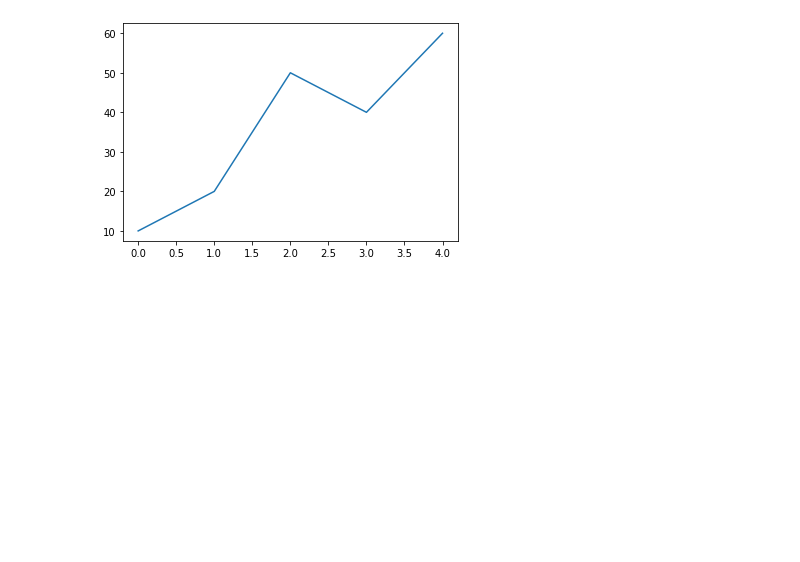
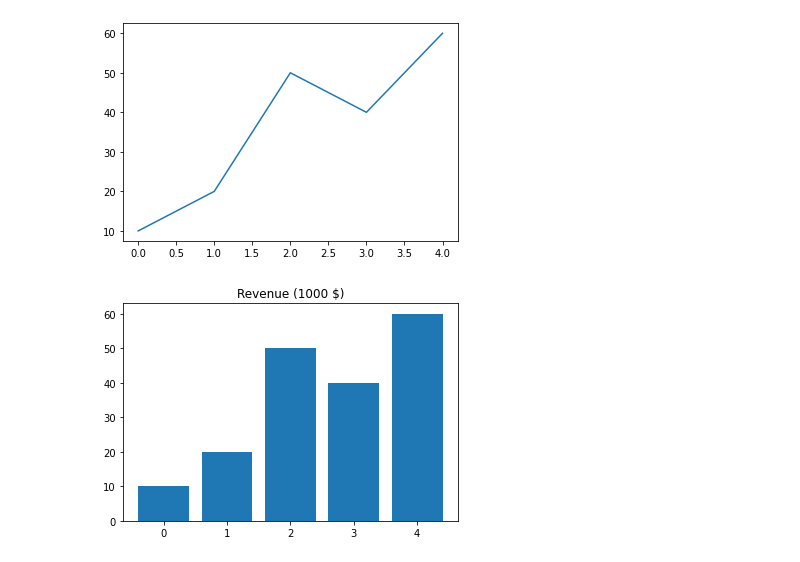
Before and after one commit to EdgeOfNetwork/ML_1.0.1, a Jupyter notebook: visualization/future_skill_pega/matplotlib_1.ipynb, the cells around one changed output. Saved outputs shown, nothing was run; the diff lists cells and outputs as text; code cells hidden in the pictures; blank space fills up the shorter version.

```diff
--- a/visualization/future_skill_pega/matplotlib_1.ipynb
+++ b/visualization/future_skill_pega/matplotlib_1.ipynb
@@ -21,16 +21,17 @@ plt.savefig('hw_1.jpg')
 # %%
 import matplotlib.pyplot as plt
 # matplotlib의 pyplot모듈을 plt라는 이름으로 사용합니다.
 
 #data
 X = [0, 1, 2, 3, 4]
 Y = [10, 20, 50, 40, 60]
 title = "Revenue (1000 $)"
 
 #plot
-'''
-code here
-'''
-
-plt.savefig(파일 이름)
+plt.bar(X, Y)
+plt.title(title)
+plt.show()
+#plt.savefig(파일 이름)
 # 파일 이름으로 그림을 저장합니다.
+# %% [output]
+[figure, added]
```
Also changed, not shown: parts of 4 cells of this notebook.
